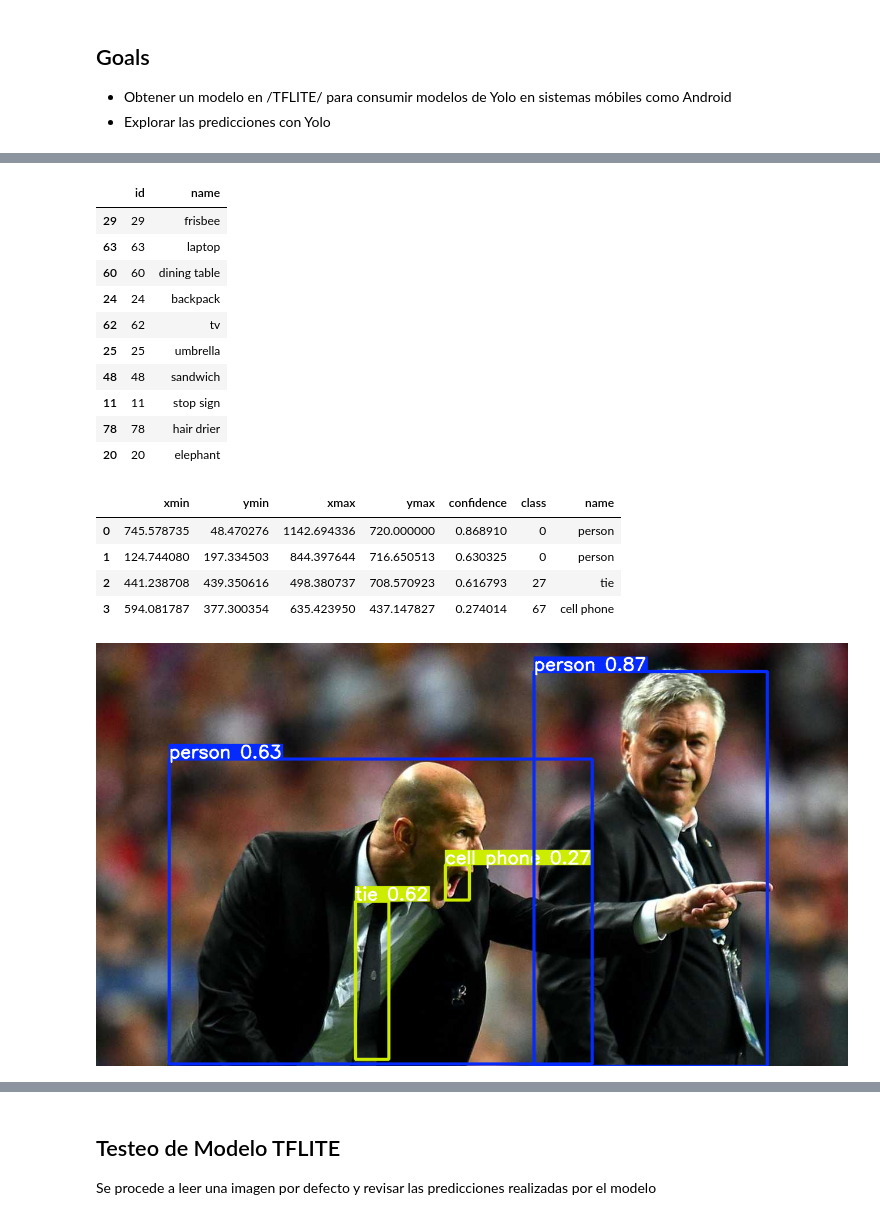
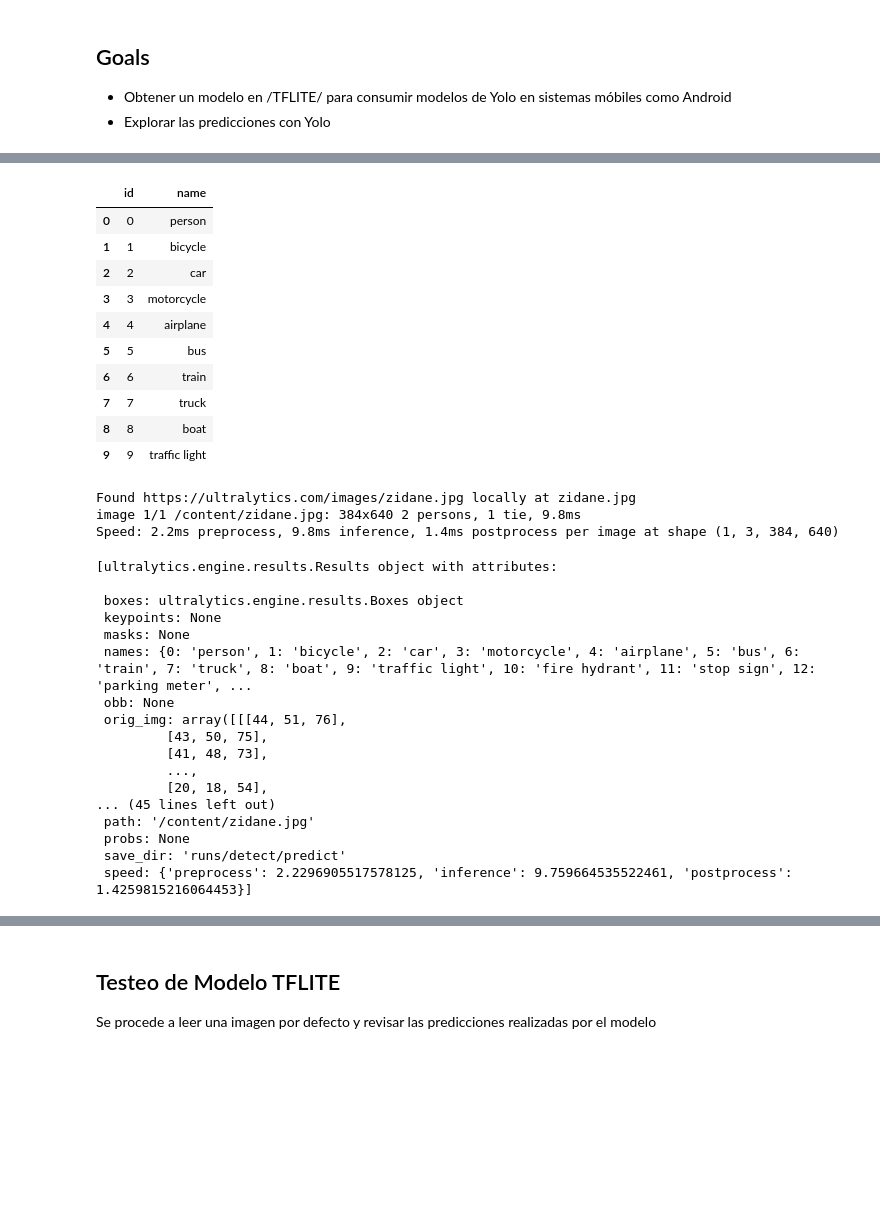
Before and after one commit to LeninGF/yolov8MobileApp, a Jupyter notebook: yolov8mobileapp/notebooks/yoloV8.ipynb, the cells around one changed output, grey strips where cells are left out. Cells and saved outputs as stored; diff of their text form; code cells hidden in the pictures; blank space fills up the shorter version.

```diff
--- a/yolov8mobileapp/notebooks/yoloV8.ipynb
+++ b/yolov8mobileapp/notebooks/yoloV8.ipynb
@@ -27,21 +35,24 @@ Adding AutoShape...
+# %%
+from ultralytics import YOLO
+model = YOLO('yolov8n.pt', task='detect')
 # %%
 categories_names = model.names
 # %%
 import pandas as pd
 categories_df = pd.DataFrame(categories_names.items(), columns=['id', 'name'])
-categories_df.sample(10)
+categories_df.head(10)
 # %% [output]
 |  | id | name |
-| 29 | 29 | frisbee |
-| 63 | 63 | laptop |
-| 60 | 60 | dining table |
-| 24 | 24 | backpack |
-| 62 | 62 | tv |
-| 25 | 25 | umbrella |
-| 48 | 48 | sandwich |
-| 11 | 11 | stop sign |
-| 78 | 78 | hair drier |
-| 20 | 20 | elephant |
+| 0 | 0 | person |
+| 1 | 1 | bicycle |
+| 2 | 2 | car |
+| 3 | 3 | motorcycle |
+| 4 | 4 | airplane |
+| 5 | 5 | bus |
+| 6 | 6 | train |
+| 7 | 7 | truck |
+| 8 | 8 | boat |
+| 9 | 9 | traffic light |
 # %%
 import json
 with open('categories.json', 'w') as f:
@@ -54,16 +65,28 @@ with open('categories.json', 'w') as f:
 # Inference
 # import cv2
 # img = cv2.imread('.././data/zidane.jpg')
-results = model("https://ultralytics.com/images/zidane.jpg")
+results = model.predict("https://ultralytics.com/images/zidane.jpg")
+# %% [output]
+Found https://ultralytics.com/images/zidane.jpg locally at zidane.jpg
+image 1/1 /content/zidane.jpg: 384x640 2 persons, 1 tie, 9.8ms
+Speed: 2.2ms preprocess, 9.8ms inference, 1.4ms postprocess per image at shape (1, 3, 384, 640)
-# %%
-results.pandas().xyxy[0]
-# %% [output]
-|  | xmin | ymin | xmax | ymax | confidence | class | name |
-| 0 | 745.578735 | 48.470276 | 1142.694336 | 720.000000 | 0.868910 | 0 | person |
-| 1 | 124.744080 | 197.334503 | 844.397644 | 716.650513 | 0.630325 | 0 | person |
-| 2 | 441.238708 | 439.350616 | 498.380737 | 708.570923 | 0.616793 | 27 | tie |
-| 3 | 594.081787 | 377.300354 | 635.423950 | 437.147827 | 0.274014 | 67 | cell phone |
 # %%
-results.show()
+results
 # %% [output]
-[figure, removed]
+[ultralytics.engine.results.Results object with attributes:
+
+ boxes: ultralytics.engine.results.Boxes object
+ keypoints: None
+ masks: None
+ names: {0: 'person', 1: 'bicycle', 2: 'car', 3: 'motorcycle', 4: 'airplane', 5: 'bus', 6: 'train', 7: 'truck', 8: 'boat', 9: 'traffic light', 10: 'fire hydrant', 11: 'stop sign', 12: 'parking meter', ...
+ obb: None
+ orig_img: array([[[44, 51, 76],
+         [43, 50, 75],
+         [41, 48, 73],
+         ...,
+         [20, 18, 54],
+... (45 lines left out)
+ path: '/content/zidane.jpg'
+ probs: None
+ save_dir: 'runs/detect/predict'
+ speed: {'preprocess': 2.2296905517578125, 'inference': 9.759664535522461, 'postprocess': 1.4259815216064453}]
```
Also changed, not shown: parts of 24 cells of this notebook.
